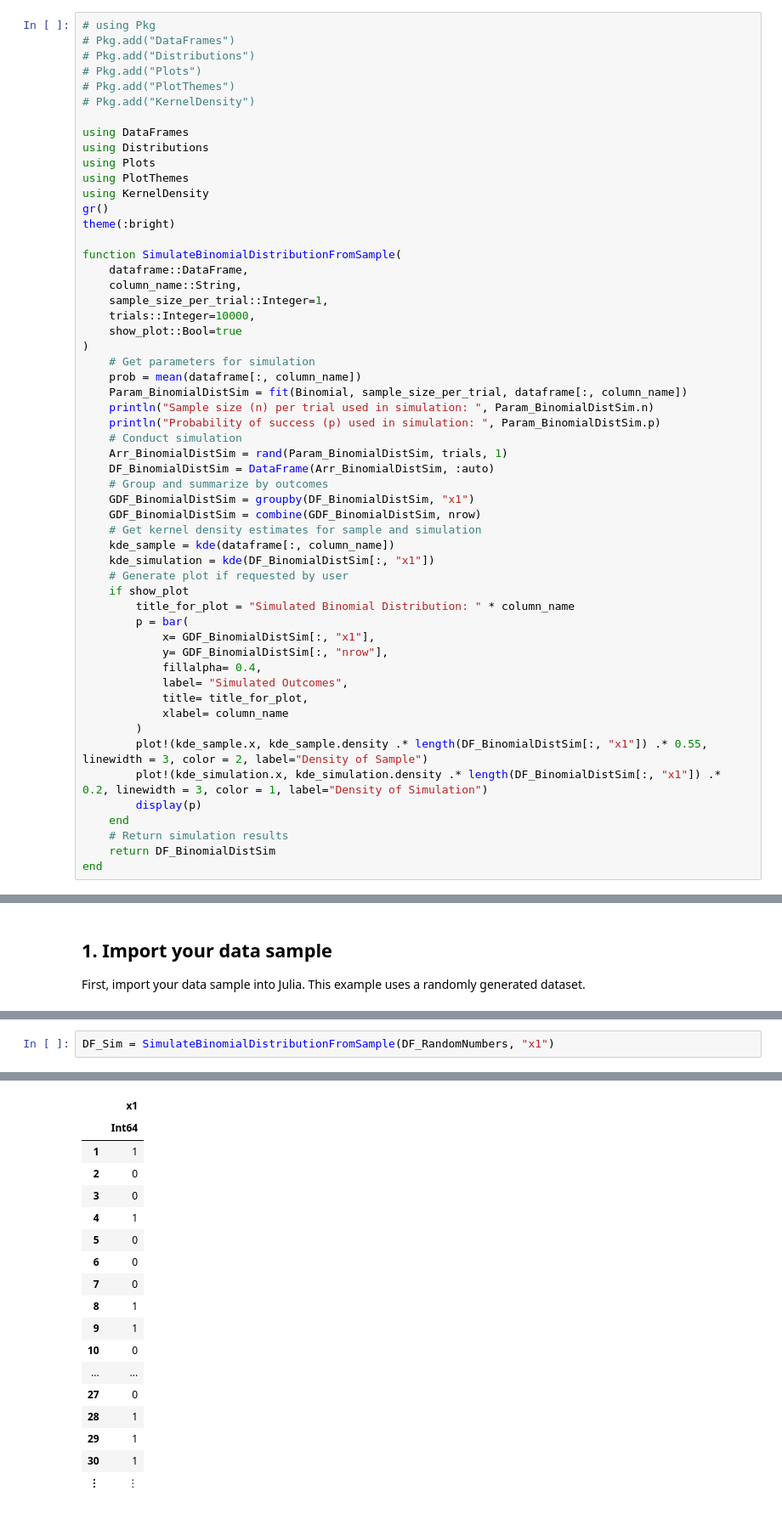
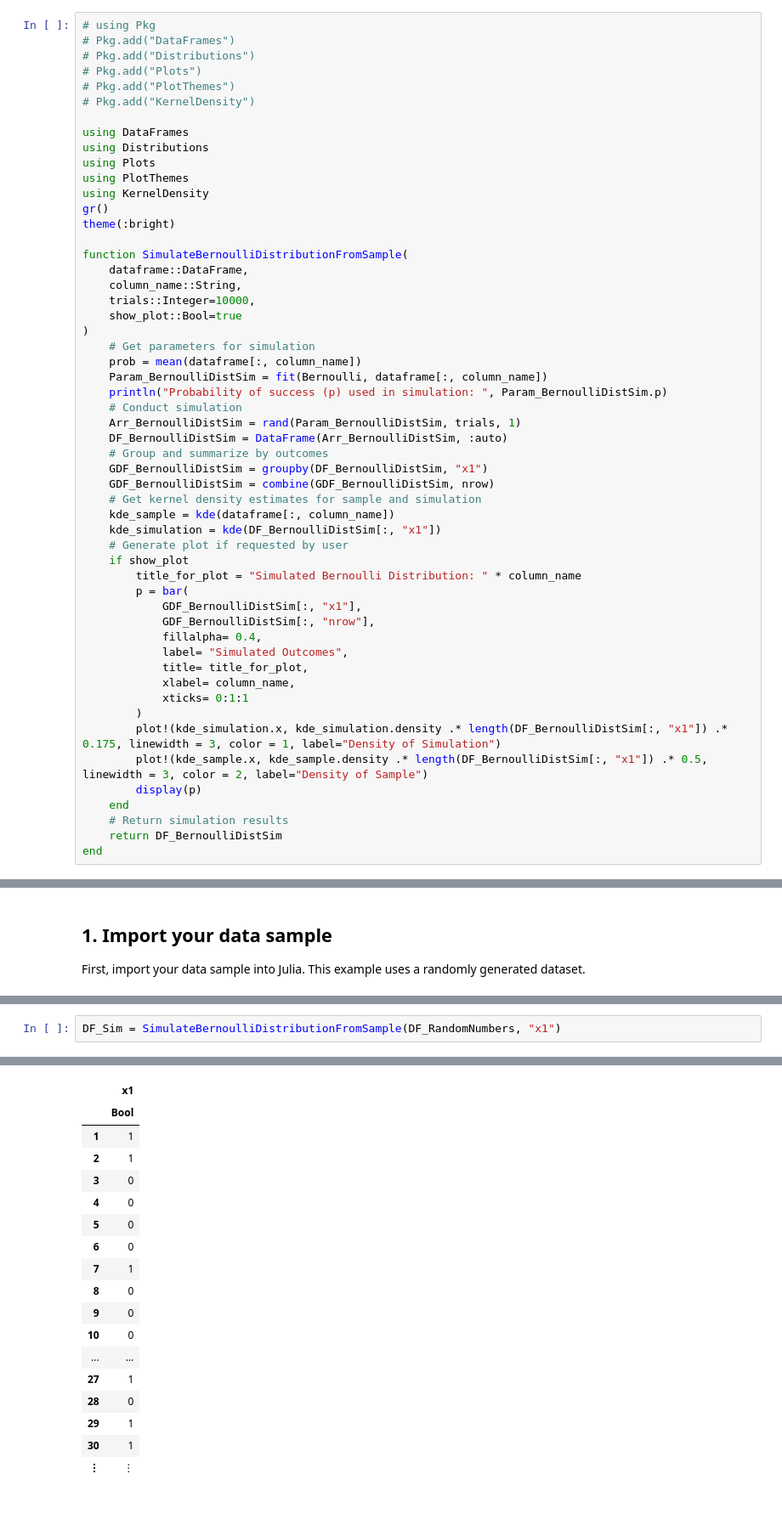
Before and after one commit to KyleProtho/AnalysisToolBox, a Jupyter notebook: Julia/Simulations/Simulate Bernoulli Distribution from Sample.ipynb, the cells around one changed output, grey strips where cells are left out. Shown at 85% size. Cells and saved outputs as stored; diff of their text form.

```diff
--- a/Julia/Simulations/Simulate Bernoulli Distribution from Sample.ipynb
+++ b/Julia/Simulations/Simulate Bernoulli Distribution from Sample.ipynb
@@ -20,43 +20,42 @@ using KernelDensity
 gr()
 theme(:bright)
 
-function SimulateBinomialDistributionFromSample(
+function SimulateBernoulliDistributionFromSample(
     dataframe::DataFrame,
     column_name::String,
-    sample_size_per_trial::Integer=1,
     trials::Integer=10000,
     show_plot::Bool=true
 )
     # Get parameters for simulation
     prob = mean(dataframe[:, column_name])
-    Param_BinomialDistSim = fit(Binomial, sample_size_per_trial, dataframe[:, column_name])
-    println("Sample size (n) per trial used in simulation: ", Param_BinomialDistSim.n)
-    println("Probability of success (p) used in simulation: ", Param_BinomialDistSim.p)
+    Param_BernoulliDistSim = fit(Bernoulli, dataframe[:, column_name])
+    println("Probability of success (p) used in simulation: ", Param_BernoulliDistSim.p)
     # Conduct simulation
-    Arr_BinomialDistSim = rand(Param_BinomialDistSim, trials, 1)
-    DF_BinomialDistSim = DataFrame(Arr_BinomialDistSim, :auto)
+    Arr_BernoulliDistSim = rand(Param_BernoulliDistSim, trials, 1)
+    DF_BernoulliDistSim = DataFrame(Arr_BernoulliDistSim, :auto)
     # Group and summarize by outcomes
-    GDF_BinomialDistSim = groupby(DF_BinomialDistSim, "x1")
-    GDF_BinomialDistSim = combine(GDF_BinomialDistSim, nrow)
+    GDF_BernoulliDistSim = groupby(DF_BernoulliDistSim, "x1")
+    GDF_BernoulliDistSim = combine(GDF_BernoulliDistSim, nrow)
     # Get kernel density estimates for sample and simulation
     kde_sample = kde(dataframe[:, column_name])
-    kde_simulation = kde(DF_BinomialDistSim[:, "x1"])
+    kde_simulation = kde(DF_BernoulliDistSim[:, "x1"])
     # Generate plot if requested by user
     if show_plot
-        title_for_plot = "Simulated Binomial Distribution: " * column_name
+        title_for_plot = "Simulated Bernoulli Distribution: " * column_name
         p = bar(
-            x= GDF_BinomialDistSim[:, "x1"],
-            y= GDF_BinomialDistSim[:, "nrow"],
+            GDF_BernoulliDistSim[:, "x1"],
+            GDF_BernoulliDistSim[:, "nrow"],
             fillalpha= 0.4,
             label= "Simulated Outcomes",
             title= title_for_plot,
-            xlabel= column_name
+            xlabel= column_name,
+            xticks= 0:1:1
         )
-        plot!(kde_sample.x, kde_sample.density .* length(DF_BinomialDistSim[:, "x1"]) .* 0.55, linewidth = 3, color = 2, label="Density of Sample")
-        plot!(kde_simulation.x, kde_simulation.density .* length(DF_BinomialDistSim[:, "x1"]) .* 0.2, linewidth = 3, color = 1, label="Density of Simulation")
+        plot!(kde_simulation.x, kde_simulation.density .* length(DF_BernoulliDistSim[:, "x1"]) .* 0.175, linewidth = 3, color = 1, label="Density of Simulation")
+        plot!(kde_sample.x, kde_sample.density .* length(DF_BernoulliDistSim[:, "x1"]) .* 0.5, linewidth = 3, color = 2, label="Density of Sample")
         display(p)
     end
     # Return simulation results
-    return DF_BinomialDistSim
+    return DF_BernoulliDistSim
 end
 # %% [output]
@@ -93,3 +92,3 @@ Use the SimulateBinomialDistributionFromSample function to simulate a Binomial d
 # %%
-DF_Sim = SimulateBinomialDistributionFromSample(DF_RandomNumbers, "x1")
+DF_Sim = SimulateBernoulliDistributionFromSample(DF_RandomNumbers, "x1")
 # %% [output]
@@ -98,19 +96,19 @@ Probability of success (p) used in simulation: 0.36
 10,000 rows × 1 columns
 |  | x1 |
-|  | Int64 |
+|  | Bool |
 | 1 | 1 |
-| 2 | 0 |
+| 2 | 1 |
 | 3 | 0 |
-| 4 | 1 |
+| 4 | 0 |
 | 5 | 0 |
 | 6 | 0 |
-| 7 | 0 |
-| 8 | 1 |
-| 9 | 1 |
+| 7 | 1 |
+| 8 | 0 |
+| 9 | 0 |
 | 10 | 0 |
 | ... | ... |
-| 27 | 0 |
-| 28 | 1 |
+| 27 | 1 |
+| 28 | 0 |
 | 29 | 1 |
 | 30 | 1 |
 | ⋮ | ⋮ |
```
Also changed, not shown: parts of 5 cells of this notebook, 3 other files.
